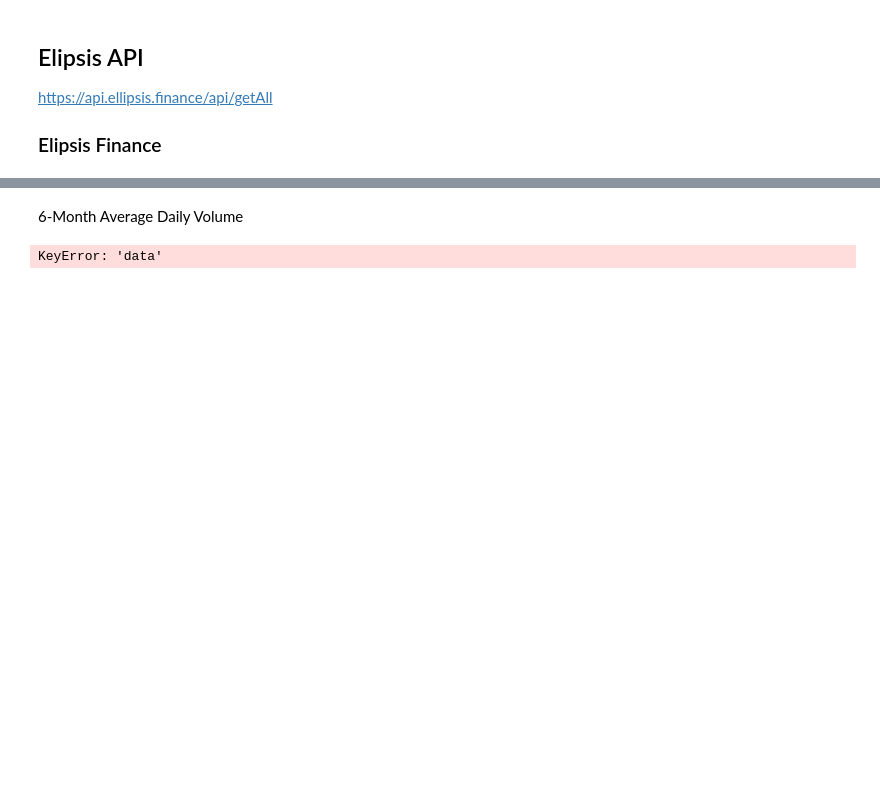
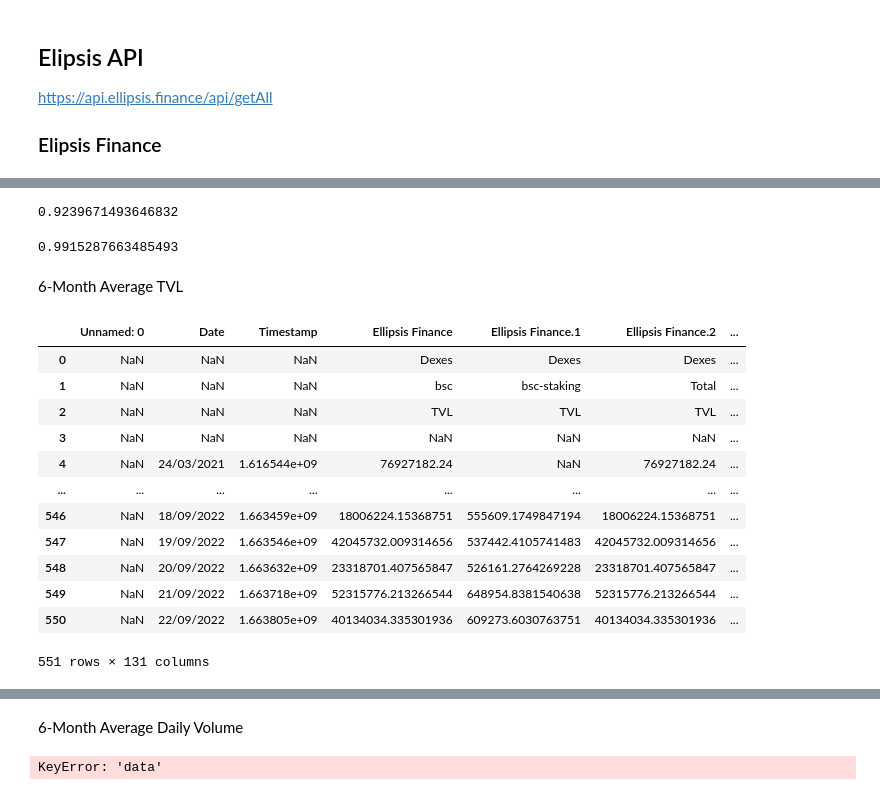
Before and after one commit to jpawebbcc/cc_research_testground, a Jupyter notebook: DEX_data_collection/elipsisfinance.ipynb, the cells around one changed output, grey strips where cells are left out. Saved outputs shown, nothing was run; the diff lists cells and outputs as text; code cells hidden in the pictures; blank space fills up the shorter version.

```diff
--- a/DEX_data_collection/elipsisfinance.ipynb
+++ b/DEX_data_collection/elipsisfinance.ipynb
@@ -65,0 +69,29 @@ df
+# %%
+df['totalVol'].astype(float).max()/df['totalVol'].astype(float).sum()
+# %% [output]
+0.9239671493646832
+# %%
+df['totalVol'].astype(float).nlargest(10).sum()/df['totalVol'].astype(float).sum()
+# %% [output]
+0.9915287663485493
+# %% [markdown]
+6-Month Average TVL
+# %%
+#DefiLlama https://defillama.com/protocols/dexes
+lma = pd.read_csv("https://api.llama.fi/dataset/ellipsis-finance.csv")
+# %%
+lma
+# %% [output]
+|  | Unnamed: 0 | Date | Timestamp | Ellipsis Finance | Ellipsis Finance.1 | Ellipsis Finance.2 | ... |
+| 0 | NaN | NaN | NaN | Dexes | Dexes | Dexes | ... |
+| 1 | NaN | NaN | NaN | bsc | bsc-staking | Total | ... |
+| 2 | NaN | NaN | NaN | TVL | TVL | TVL | ... |
+| 3 | NaN | NaN | NaN | NaN | NaN | NaN | ... |
+| 4 | NaN | 24/03/2021 | 1.616544e+09 | 76927182.24 | NaN | 76927182.24 | ... |
+| ... | ... | ... | ... | ... | ... | ... | ... |
+| 546 | NaN | 18/09/2022 | 1.663459e+09 | 18006224.15368751 | 555609.1749847194 | 18006224.15368751 | ... |
+| 547 | NaN | 19/09/2022 | 1.663546e+09 | 42045732.009314656 | 537442.4105741483 | 42045732.009314656 | ... |
+| 548 | NaN | 20/09/2022 | 1.663632e+09 | 23318701.407565847 | 526161.2764269228 | 23318701.407565847 | ... |
+| 549 | NaN | 21/09/2022 | 1.663718e+09 | 52315776.213266544 | 648954.8381540638 | 52315776.213266544 | ... |
+| 550 | NaN | 22/09/2022 | 1.663805e+09 | 40134034.335301936 | 609273.6030763751 | 40134034.335301936 | ... |
+551 rows × 131 columns
```
Also changed, not shown: parts of 7 cells of this notebook, 6 other files.
